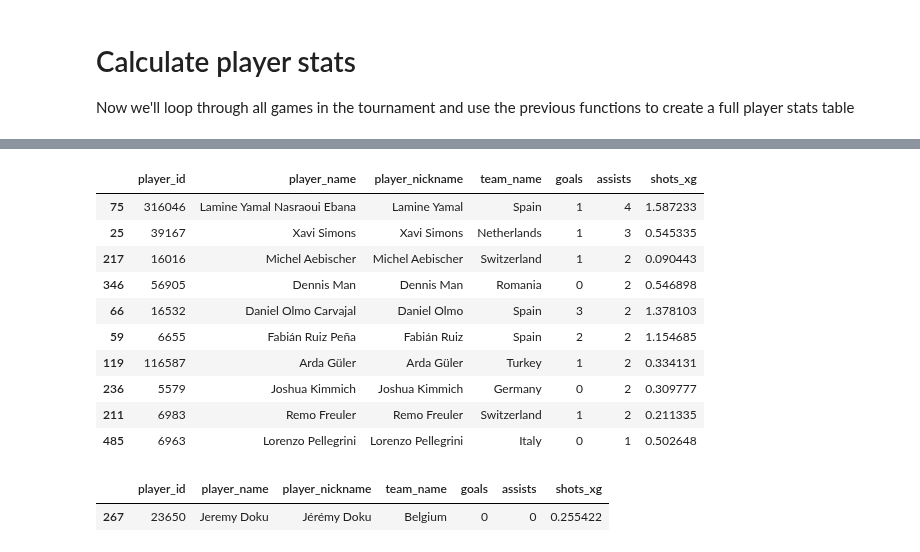
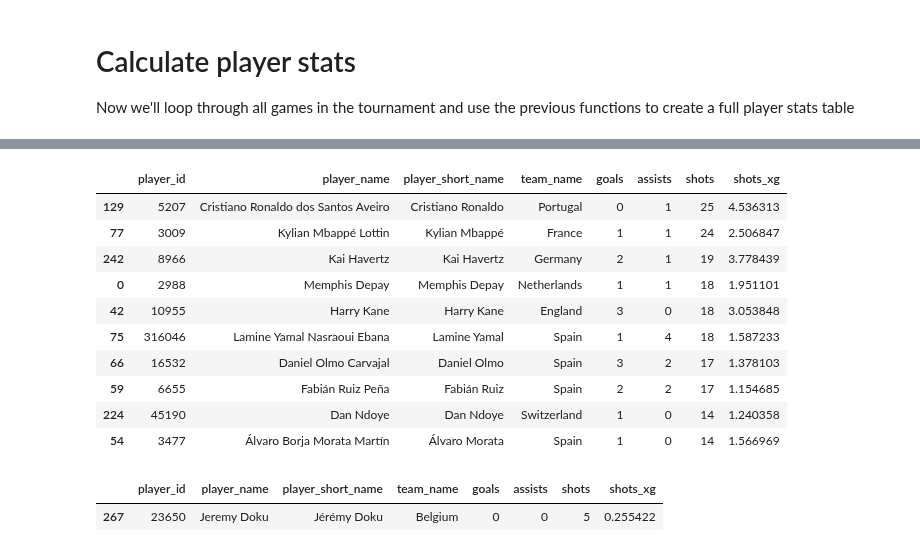
Before and after one commit to MarijnSt/soccermatics-project-1, a Jupyter notebook: radar_plot.ipynb, the cells around one changed output, grey strips where cells are left out. Drawn from its saved outputs; the diff is of its cells as text; code cells hidden in the pictures.

Commit message:
feat: shots and xg

```diff
--- a/radar_plot.ipynb
+++ b/radar_plot.ipynb
@@ -158,26 +158,27 @@ df_example.sort_values(by="goals", ascending=False).head(10)
 # %%
-def calculate_xg_shots(df):
+def calculate_shots_xg(df):
     """
-    Calculate total xG from shots for players in a game
+    Calculate number of shots and total xG.
 
     Parameters
     ----------
     df: pd.DataFrame
-        Dataframe with Wyscout event data for a certain game
+        Dataframe with Wyscout event data for a certain game.
 
     Returns
     -------
     df_xg_shots: pd.DataFrame
-        Dataframe with xG from shots for players in a game
+        Dataframe with xG from shots for players in a game.
     """
 
     # Filter for shots
     shots_mask = (df['type_name'] == 'Shot')
-    df_shots = df.loc[shots_mask, ['player_id', 'shot_statsbomb_xg']].copy()
+    df_shots = df.loc[shots_mask, ['player_id', 'type_name', 'shot_statsbomb_xg']].copy()
     df_shots.rename(columns={'shot_statsbomb_xg': 'shots_xg'}, inplace=True)
 
-    # Group by player and sum xG
-    df_xg_shots = df_shots.groupby('player_id')['shots_xg'].sum().sort_values(ascending=False).reset_index()
+    # Group by player and count shots and sum xG
+    df_xg_shots = df_shots.groupby('player_id').agg({'type_name': 'count', 'shots_xg': 'sum'}).reset_index()
+    df_xg_shots.rename(columns={'type_name': 'shots'}, inplace=True)
 
     return df_xg_shots
 # %%
@@ -239,6 +240,9 @@ def get_player_info(match_ids):
     # Create dataframe with all players
     df_all_players = pd.concat(all_players, ignore_index=True)
 
+    # Rename nickname to short_name
+    df_all_players.rename(columns={'player_nickname': 'player_short_name'}, inplace=True)
+
     # Drop duplicates
     df_unique_players = df_all_players.drop_duplicates(subset=['player_id']) # Drop duplicates based on player_id
 
@@ -293,7 +297,7 @@ def create_player_stats(competition_id, season_id):
     df_goals_assists = calculate_goals_assists(df_all_events)
 
     # Calculate xG from shots
-    df_xg_shots = calculate_xg_shots(df_all_events)
+    df_xg_shots = calculate_shots_xg(df_all_events)
 
     # Merge dataframes into df_player_stats
     df_player_stats = (
@@ -308,6 +312,7 @@ def create_player_stats(competition_id, season_id):
     # Correct column types
     df_player_stats["goals"] = df_player_stats["goals"].astype(int)
     df_player_stats["assists"] = df_player_stats["assists"].astype(int)
+    df_player_stats["shots"] = df_player_stats["shots"].astype(int)
 
 
     return df_player_stats
@@ -333,19 +339,19 @@ memory usage: 34.1+ KB
 # %%
-df_player_stats.sort_values(by='assists', ascending=False).head(10)
+df_player_stats.sort_values(by='shots', ascending=False).head(10)
 # %% [output]
-|  | player_id | player_name | player_nickname | team_name | goals | assists | shots_xg |
-| 75 | 316046 | Lamine Yamal Nasraoui Ebana | Lamine Yamal | Spain | 1 | 4 | 1.587233 |
-| 25 | 39167 | Xavi Simons | Xavi Simons | Netherlands | 1 | 3 | 0.545335 |
-| 217 | 16016 | Michel Aebischer | Michel Aebischer | Switzerland | 1 | 2 | 0.090443 |
-| 346 | 56905 | Dennis Man | Dennis Man | Romania | 0 | 2 | 0.546898 |
-| 66 | 16532 | Daniel Olmo Carvajal | Daniel Olmo | Spain | 3 | 2 | 1.378103 |
-| 59 | 6655 | Fabián Ruiz Peña | Fabián Ruiz | Spain | 2 | 2 | 1.154685 |
-| 119 | 116587 | Arda Güler | Arda Güler | Turkey | 1 | 2 | 0.334131 |
-| 236 | 5579 | Joshua Kimmich | Joshua Kimmich | Germany | 0 | 2 | 0.309777 |
-| 211 | 6983 | Remo Freuler | Remo Freuler | Switzerland | 1 | 2 | 0.211335 |
-| 485 | 6963 | Lorenzo Pellegrini | Lorenzo Pellegrini | Italy | 0 | 1 | 0.502648 |
+|  | player_id | player_name | player_short_name | team_name | goals | assists | shots | shots_xg |
+| 129 | 5207 | Cristiano Ronaldo dos Santos Aveiro | Cristiano Ronaldo | Portugal | 0 | 1 | 25 | 4.536313 |
+| 77 | 3009 | Kylian Mbappé Lottin | Kylian Mbappé | France | 1 | 1 | 24 | 2.506847 |
+| 242 | 8966 | Kai Havertz | Kai Havertz | Germany | 2 | 1 | 19 | 3.778439 |
+| 0 | 2988 | Memphis Depay | Memphis Depay | Netherlands | 1 | 1 | 18 | 1.951101 |
+| 42 | 10955 | Harry Kane | Harry Kane | England | 3 | 0 | 18 | 3.053848 |
+| 75 | 316046 | Lamine Yamal Nasraoui Ebana | Lamine Yamal | Spain | 1 | 4 | 18 | 1.587233 |
+| 66 | 16532 | Daniel Olmo Carvajal | Daniel Olmo | Spain | 3 | 2 | 17 | 1.378103 |
+| 59 | 6655 | Fabián Ruiz Peña | Fabián Ruiz | Spain | 2 | 2 | 17 | 1.154685 |
+| 224 | 45190 | Dan Ndoye | Dan Ndoye | Switzerland | 1 | 0 | 14 | 1.240358 |
+| 54 | 3477 | Álvaro Borja Morata Martín | Álvaro Morata | Spain | 1 | 0 | 14 | 1.566969 |
 # %%
 df_player_stats[df_player_stats["player_name"] == "Jeremy Doku"]
 # %% [output]
-|  | player_id | player_name | player_nickname | team_name | goals | assists | shots_xg |
-| 267 | 23650 | Jeremy Doku | Jérémy Doku | Belgium | 0 | 0 | 0.255422 |
+|  | player_id | player_name | player_short_name | team_name | goals | assists | shots | shots_xg |
+| 267 | 23650 | Jeremy Doku | Jérémy Doku | Belgium | 0 | 0 | 5 | 0.255422 |
```
Also changed, not shown: parts of 4 cells of this notebook.
